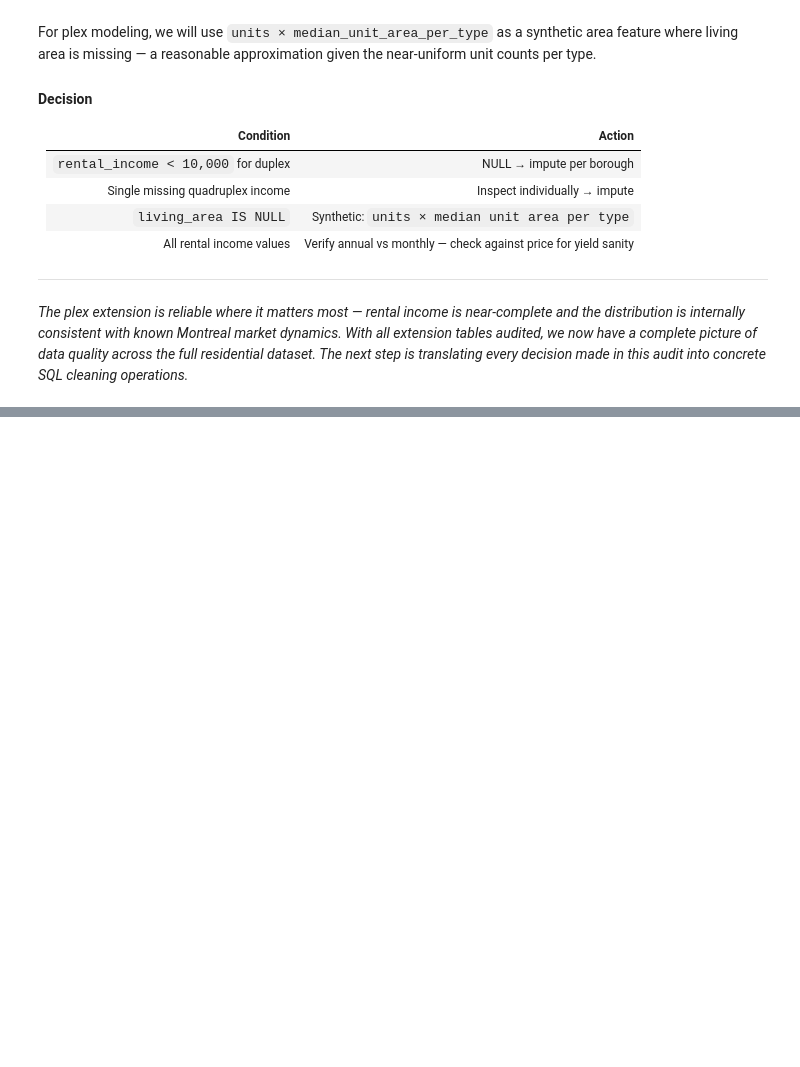
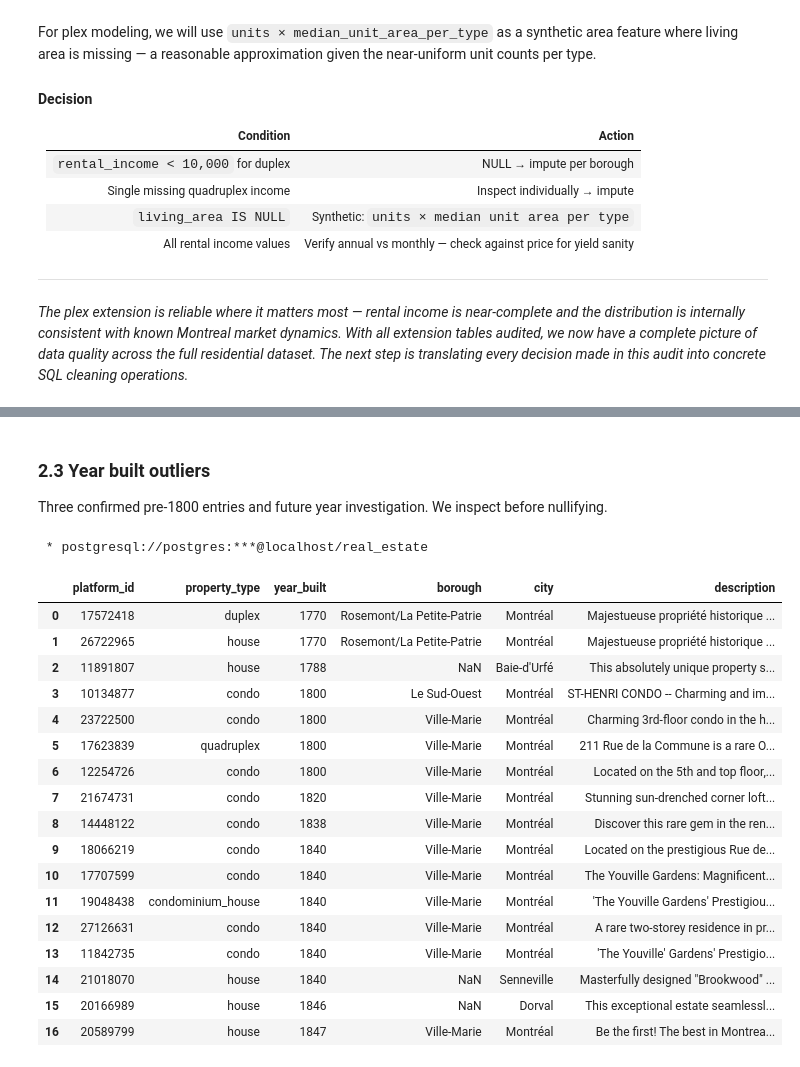
Before and after one commit to PaulMbwase/real-estate-pipeline, a Jupyter notebook: analysis/notebooks/00_preprocessing.ipynb, the cells around one changed output, grey strips where cells are left out. Drawn from its saved outputs; the diff is of its cells as text; code cells hidden in the pictures; blank space fills up the shorter version.

```diff
--- a/analysis/notebooks/00_preprocessing.ipynb
+++ b/analysis/notebooks/00_preprocessing.ipynb
@@ -1253,0 +1424,37 @@ the final modeling dataset.*
+# %% [markdown]
+### 2.3 Year built outliers
+
+Three confirmed pre-1800 entries and future year investigation.
+We inspect before nullifying.
+# %%
+%%sql
+SELECT
+    platform_id,
+    property_type,
+    year_built,
+    borough,
+    city,
+    description
+FROM v_residential_sale
+WHERE year_built < 1850
+ORDER BY year_built;
+# %% [output]
+ * postgresql://postgres:***@localhost/real_estate
+|  | platform_id | property_type | year_built | borough | city | description |
+| 0 | 17572418 | duplex | 1770 | Rosemont/La Petite-Patrie | Montréal | Majestueuse propriété historique ... |
+| 1 | 26722965 | house | 1770 | Rosemont/La Petite-Patrie | Montréal | Majestueuse propriété historique ... |
+| 2 | 11891807 | house | 1788 | NaN | Baie-d'Urfé | This absolutely unique property s... |
+| 3 | 10134877 | condo | 1800 | Le Sud-Ouest | Montréal | ST-HENRI CONDO -- Charming and im... |
+| 4 | 23722500 | condo | 1800 | Ville-Marie | Montréal | Charming 3rd-floor condo in the h... |
+| 5 | 17623839 | quadruplex | 1800 | Ville-Marie | Montréal | 211 Rue de la Commune is a rare O... |
+| 6 | 12254726 | condo | 1800 | Ville-Marie | Montréal | Located on the 5th and top floor,... |
+| 7 | 21674731 | condo | 1820 | Ville-Marie | Montréal | Stunning sun-drenched corner loft... |
+| 8 | 14448122 | condo | 1838 | Ville-Marie | Montréal | Discover this rare gem in the ren... |
+| 9 | 18066219 | condo | 1840 | Ville-Marie | Montréal | Located on the prestigious Rue de... |
+| 10 | 17707599 | condo | 1840 | Ville-Marie | Montréal | The Youville Gardens: Magnificent... |
+| 11 | 19048438 | condominium_house | 1840 | Ville-Marie | Montréal | 'The Youville Gardens' Prestigiou... |
+| 12 | 27126631 | condo | 1840 | Ville-Marie | Montréal | A rare two-storey residence in pr... |
+| 13 | 11842735 | condo | 1840 | Ville-Marie | Montréal | 'The Youville' Gardens' Prestigio... |
+| 14 | 21018070 | house | 1840 | NaN | Senneville | Masterfully designed "Brookwood" ... |
+| 15 | 20166989 | house | 1846 | NaN | Dorval | This exceptional estate seamlessl... |
+| 16 | 20589799 | house | 1847 | Ville-Marie | Montréal | Be the first! The best in Montrea... |
```
Also changed, not shown: parts of 47 cells of this notebook.
